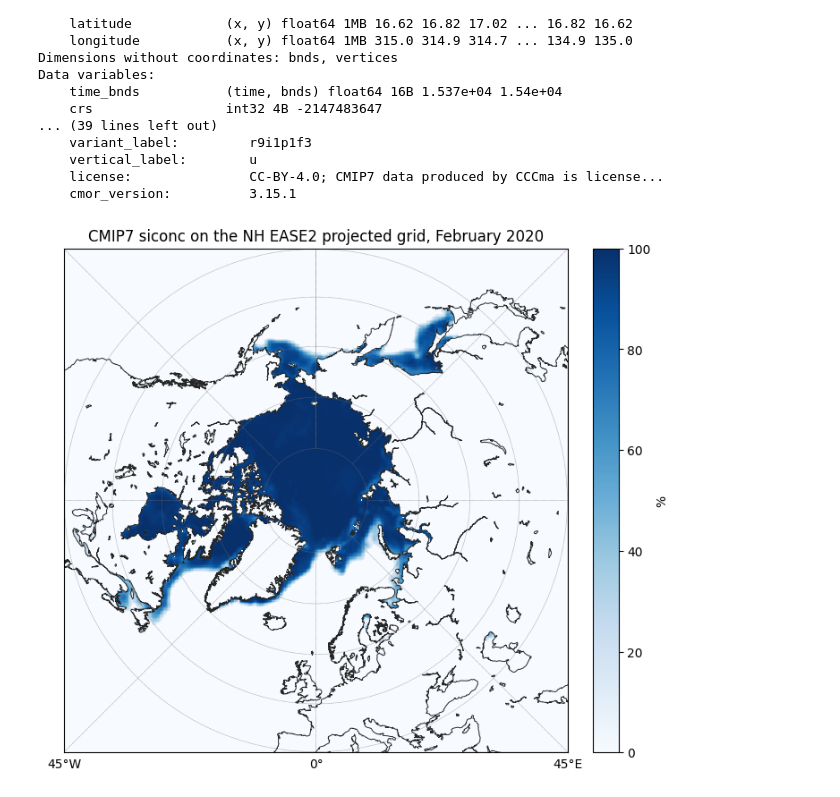
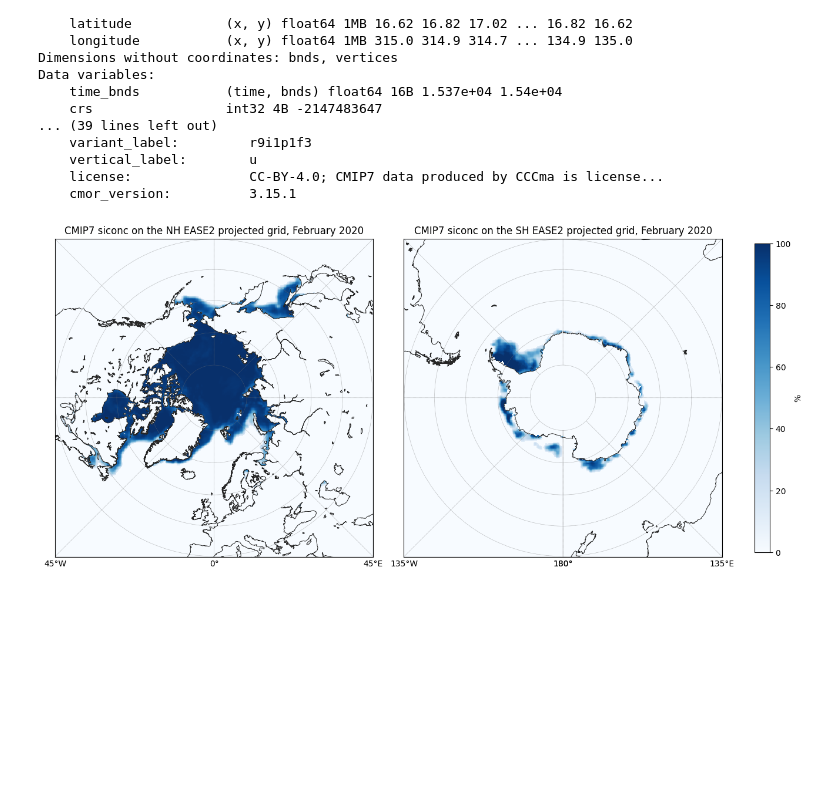
Before and after one commit to PCMDI/cmor, a Jupyter notebook: notebooks/06_non_lat_lon_sea_ice_concentration.ipynb, the cells around one changed output. Drawn from its saved outputs; the diff is of its cells as text; code cells hidden in the pictures; blank space fills up the shorter version.

Commit message:
Add southern hemisphere data to example 6

```diff
--- a/notebooks/06_non_lat_lon_sea_ice_concentration.ipynb
+++ b/notebooks/06_non_lat_lon_sea_ice_concentration.ipynb
@@ -23,13 +23,17 @@ import xarray as xr
 
 TABLES_DIR = "../cmip7-cmor-tables/tables"
 CV_PATH = "../cmip7-cmor-tables/tables-cvs/cmor-cvs.json"
-DATA_PATH = Path("data") / "ice_conc_nh_ease2-250_cdr-v3p1_202002.nc"
+DATA_PATHS = {
+    "nh": Path("data") / "ice_conc_nh_ease2-250_cdr-v3p1_202002.nc",
+    "sh": Path("data") / "ice_conc_sh_ease2-250_cdr-v3p1_202002.nc",
+}
 if not Path(TABLES_DIR).exists():
     raise FileNotFoundError(f"CMIP7 tables directory not found: {TABLES_DIR}")
 if not Path(CV_PATH).exists():
     raise FileNotFoundError(f"CMIP7 CV file not found: {CV_PATH}")
-if not DATA_PATH.exists():
-    raise FileNotFoundError(f"Source data file not found: {DATA_PATH}")
+for data_path in DATA_PATHS.values():
+    if not data_path.exists():
+        raise FileNotFoundError(f"Source data file not found: {data_path}")
 
 print(f"Using CMIP7 tables from {TABLES_DIR}")
 # %% [output]
@@ -171,5 +203,5 @@ output/06_non_lat_lon_sea_ice_concentration/cmor_output/MIP-DRS7/CMIP7/CMIP/CCCm
 # %%
-with xr.open_dataset(netcdf_path, decode_times=False) as opened:
+with xr.open_dataset(netcdf_paths["nh"], decode_times=False) as opened:
     ds = opened.load()
 
 with xr.set_options(
@@ -199,29 +231,41 @@ Data variables:
     license:               CC-BY-4.0; CMIP7 data produced by CCCma is license...
     cmor_version:          3.15.1
 # %%
-fig, ax = plt.subplots(figsize=(8, 8))
-map_plot = Basemap(
-    projection="laea",
-    lat_0=90,
-    lon_0=0,
-    width=10_800_000,
-    height=10_800_000,
-    resolution="l",
-    ax=ax,
-)
-map_plot.drawmapboundary(fill_color="#f7fbff", linewidth=0.8)
-map_plot.fillcontinents(color="0.82", lake_color="#f7fbff", zorder=0)
-longitude_plot = ds["longitude"].values.T
-latitude_plot = ds["latitude"].values.T
-field = ds["siconc"].isel(time=0).values.T
-x_plot, y_plot = map_plot(longitude_plot, latitude_plot)
-mesh = map_plot.pcolormesh(x_plot, y_plot, field, shading="auto", cmap="Blues", vmin=0, vmax=100)
-map_plot.drawcoastlines(linewidth=0.7, color="0.15")
-map_plot.drawparallels(np.arange(40, 91, 10), labels=[1, 0, 0, 0], linewidth=0.4, color="0.45", dashes=[1, 1])
-map_plot.drawmeridians(np.arange(-180, 181, 45), labels=[0, 0, 0, 1], linewidth=0.4, color="0.45", dashes=[1, 1])
-colorbar = map_plot.colorbar(mesh, location="right", pad="5%")
+with xr.open_dataset(netcdf_paths["sh"], decode_times=False) as opened:
+    south_ds = opened.load()
+
+
+def plot_polar_siconc(ax, dataset, hemisphere):
+    is_north = hemisphere == "nh"
+    map_plot = Basemap(
+        projection="laea",
+        lat_0=90 if is_north else -90,
+        lon_0=0,
+        width=10_800_000,
+        height=10_800_000,
+        resolution="l",
+        ax=ax,
+    )
+    map_plot.drawmapboundary(fill_color="#f7fbff", linewidth=0.8)
+    map_plot.fillcontinents(color="0.82", lake_color="#f7fbff", zorder=0)
+    longitude_plot = dataset["longitude"].values.T
+    latitude_plot = dataset["latitude"].values.T
+    field = dataset["siconc"].isel(time=0).values.T
+    x_plot, y_plot = map_plot(longitude_plot, latitude_plot)
+    mesh = map_plot.pcolormesh(x_plot, y_plot, field, shading="auto", cmap="Blues", vmin=0, vmax=100)
+    map_plot.drawcoastlines(linewidth=0.7, color="0.15")
+    parallels = np.arange(40, 91, 10) if is_north else np.arange(-80, -39, 10)
+    map_plot.drawparallels(parallels, labels=[1, 0, 0, 0], linewidth=0.4, color="0.45", dashes=[1, 1])
+    map_plot.drawmeridians(np.arange(-180, 181, 45), labels=[0, 0, 0, 1], linewidth=0.4, color="0.45", dashes=[1, 1])
+    ax.set_title(f"CMIP7 siconc on the {hemisphere.upper()} EASE2 projected grid, February 2020")
+    return mesh
+
+
+fig, axes = plt.subplots(1, 2, figsize=(13, 6.5), constrained_layout=True)
+mesh = plot_polar_siconc(axes[0], ds, "nh")
+plot_polar_siconc(axes[1], south_ds, "sh")
+colorbar = fig.colorbar(mesh, ax=axes, location="right", shrink=0.82, pad=0.03)
 colorbar.set_label("%")
-ax.set_title("CMIP7 siconc on the NH EASE2 projected grid, February 2020")
 plt.show()
 # %% [output]
-[figure, old version]
+[figure, new version]
```
Also changed, not shown: parts of 3 cells of this notebook, 2 other files.
